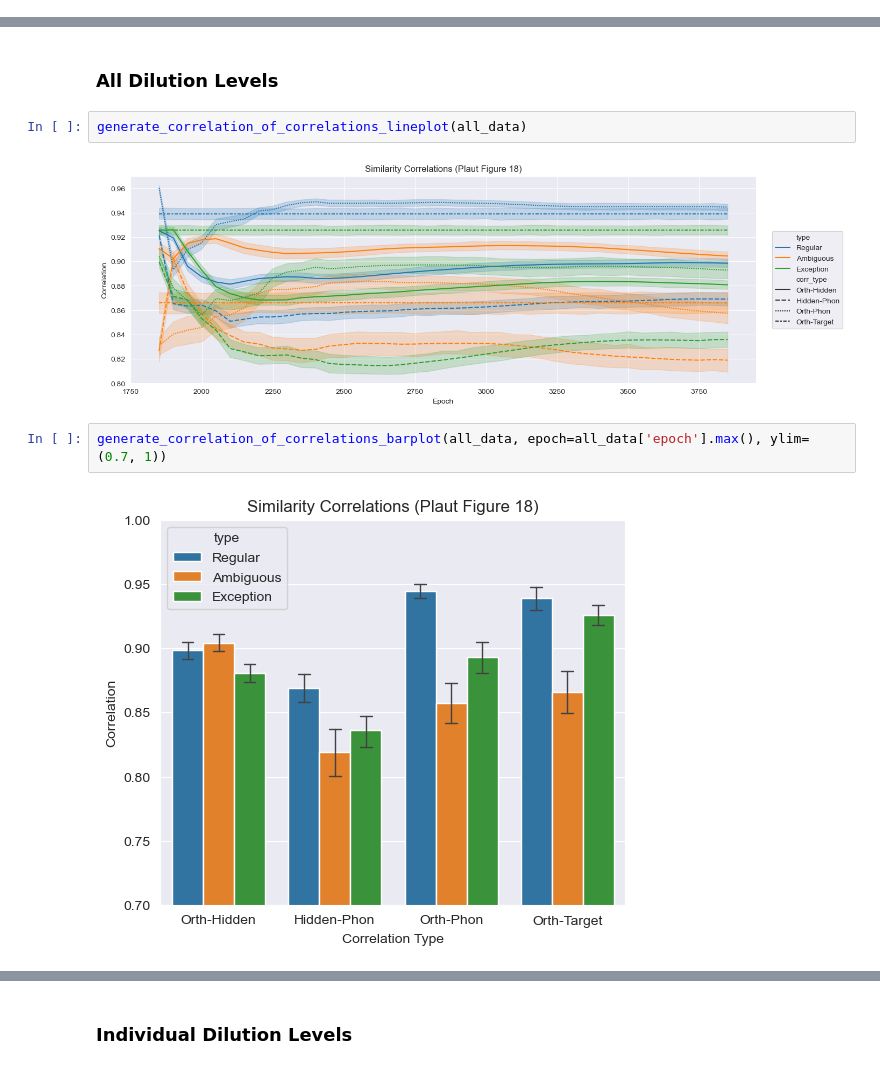
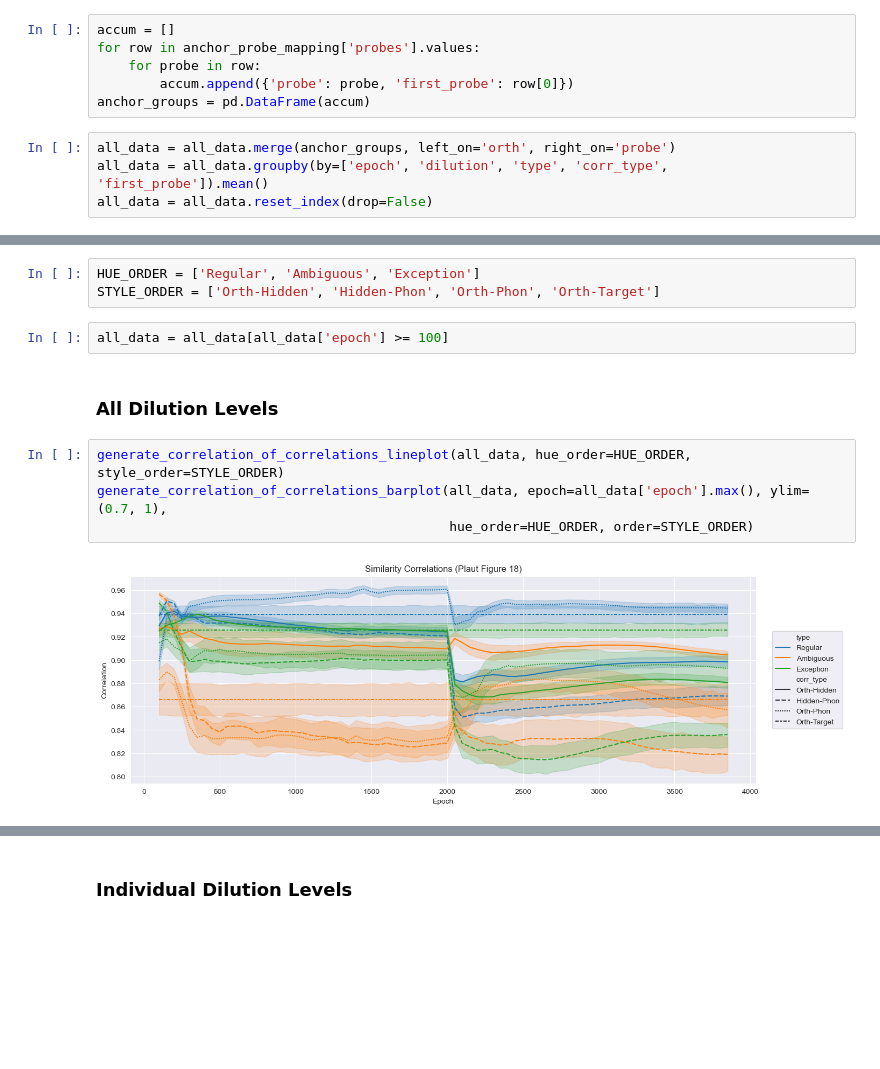
Before and after one commit to Brian0615/Plaut_Model_v2, a Jupyter notebook: results/LENS-20210516/correlation_of_correlations/correlation_of_correlations_probes.ipynb, the cells around one changed output, grey strips where cells are left out. Drawn from its saved outputs; the diff is of its cells as text; blank space fills up the shorter version.

Commit message:
update correlation of correlations results

```diff
--- a/results/LENS-20210516/correlation_of_correlations/correlation_of_correlations_probes.ipynb
+++ b/results/LENS-20210516/correlation_of_correlations/correlation_of_correlations_probes.ipynb
@@ -97,0 +99,10 @@ all_data = all_data.rename(columns={'word_type': 'type'})
+# %%
+accum = []
+for row in anchor_probe_mapping['probes'].values:
+    for probe in row:
+        accum.append({'probe': probe, 'first_probe': row[0]})
+anchor_groups = pd.DataFrame(accum)
+# %%
+all_data = all_data.merge(anchor_groups, left_on='orth', right_on='probe')
+all_data = all_data.groupby(by=['epoch', 'dilution', 'type', 'corr_type', 'first_probe']).mean()
+all_data = all_data.reset_index(drop=False)
@@ -98,12 +118,15 @@ all_data = all_data.rename(columns={'word_type': 'type'})
 # %% [markdown]
 ## Plot Results
+# %%
+HUE_ORDER = ['Regular', 'Ambiguous', 'Exception']
+STYLE_ORDER = ['Orth-Hidden', 'Hidden-Phon', 'Orth-Phon', 'Orth-Target']
+# %%
+all_data = all_data[all_data['epoch'] >= 100]
 # %% [markdown]
 ### All Dilution Levels
-# %%
-generate_correlation_of_correlations_lineplot(all_data)
-# %% [output]
-[figure, removed]
 # %%
-generate_correlation_of_correlations_barplot(all_data, epoch=all_data['epoch'].max(), ylim=(0.7, 1))
+generate_correlation_of_correlations_lineplot(all_data, hue_order=HUE_ORDER, style_order=STYLE_ORDER)
+generate_correlation_of_correlations_barplot(all_data, epoch=all_data['epoch'].max(), ylim=(0.7, 1),
+                                             hue_order=HUE_ORDER, order=STYLE_ORDER)
 # %% [output]
-[figure, old version]
+[figure, new version]
```
Also changed, not shown: parts of 12 cells of this notebook, 8 other files.
